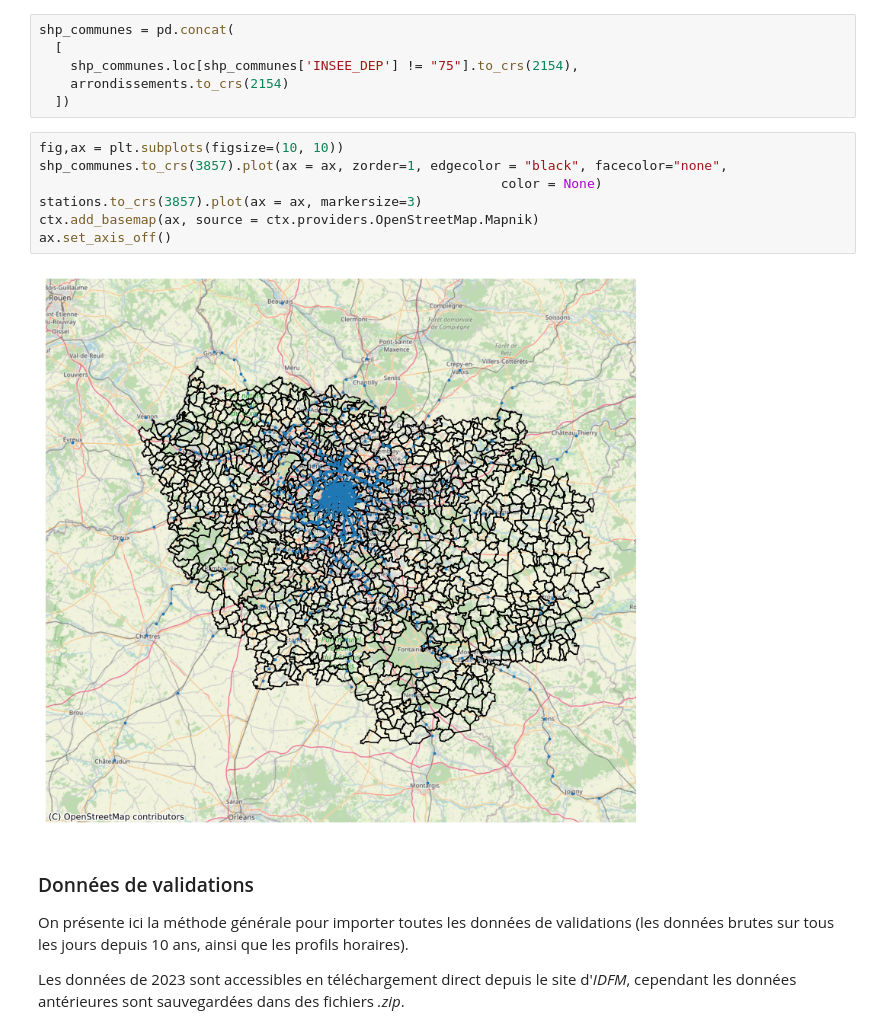
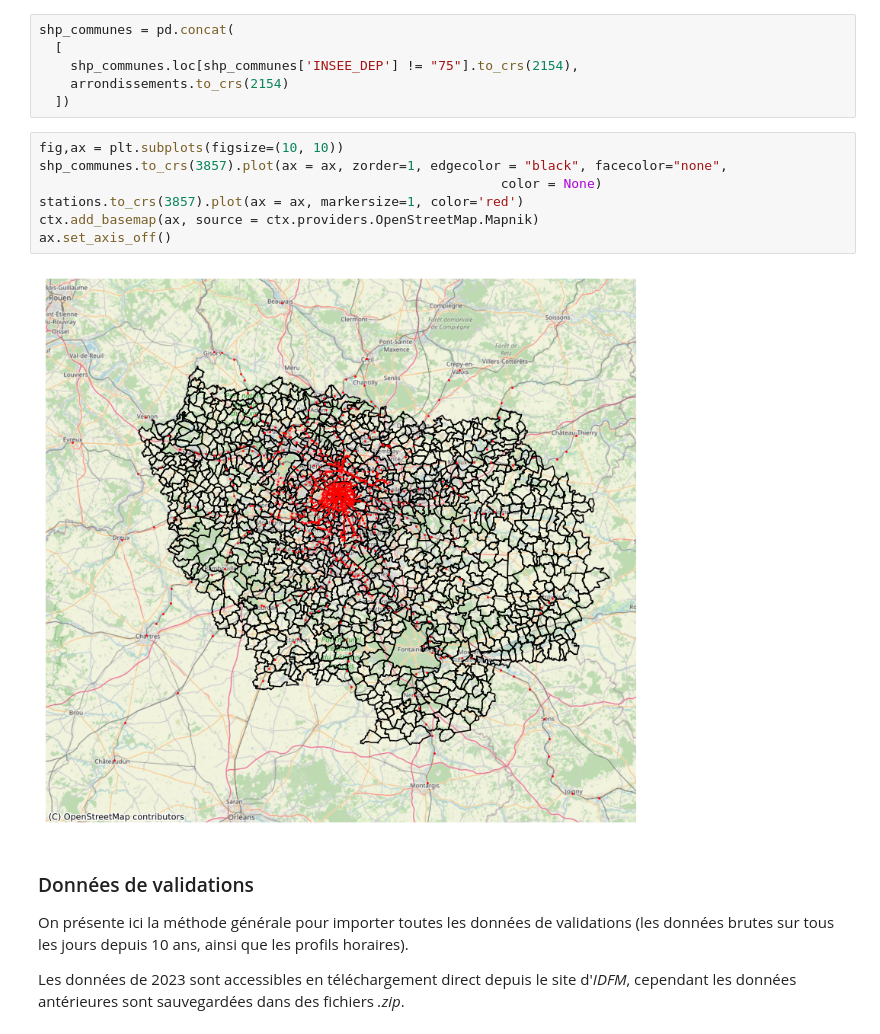
Before and after one commit to jlechat/Frequentation-des-stations-de-TC-en-Ile-de-France, a Jupyter notebook: 1- Importation des données/importation_des_donnees.ipynb, the cells around one changed output. Drawn from its saved outputs; the diff is of its cells as text.

```diff
--- a/1- Importation des données/importation_des_donnees.ipynb
+++ b/1- Importation des données/importation_des_donnees.ipynb
@@ -140,12 +140,12 @@ shp_communes = pd.concat(
 # %%
 fig,ax = plt.subplots(figsize=(10, 10))
 shp_communes.to_crs(3857).plot(ax = ax, zorder=1, edgecolor = "black", facecolor="none",
                                                            color = None)
-stations.to_crs(3857).plot(ax = ax, markersize=3)
+stations.to_crs(3857).plot(ax = ax, markersize=1, color='red')
 ctx.add_basemap(ax, source = ctx.providers.OpenStreetMap.Mapnik)
 ax.set_axis_off()
 # %% [output]
-[figure, old version]
+[figure, new version]
 # %% [markdown]
 ### Données de validations
 On présente ici la méthode générale pour importer toutes les données de validations (les données brutes sur tous les jours depuis 10 ans, ainsi que les profils horaires).
```
Also changed, not shown: parts of 7 cells of this notebook, 4 other files.
